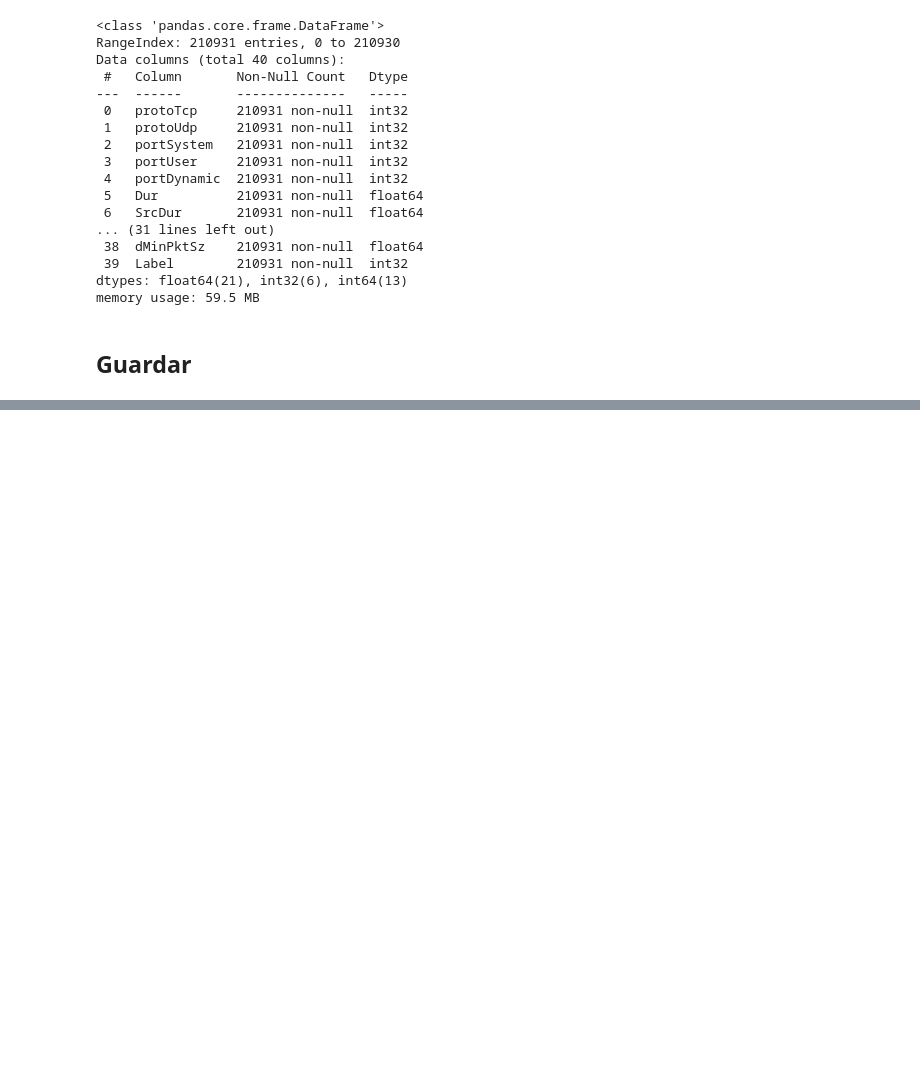
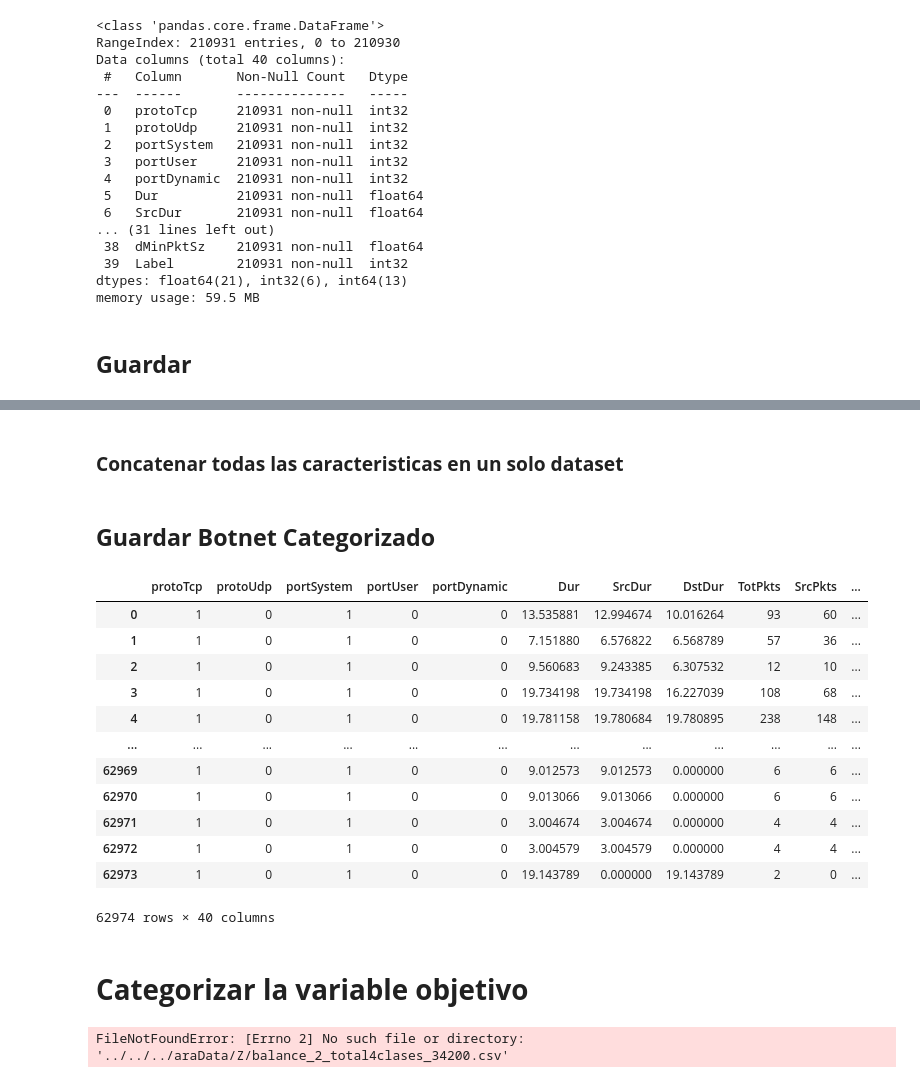
Before and after one commit to soyMA05/Clasiffication_TrafficSDN2, a Jupyter notebook: Fase2/categorizar.ipynb, the cells around one changed output, grey strips where cells are left out. Saved outputs shown, nothing was run; the diff lists cells and outputs as text; code cells hidden in the pictures; blank space fills up the shorter version.

```diff
--- a/Fase2/categorizar.ipynb
+++ b/Fase2/categorizar.ipynb
@@ -325,0 +458,3 @@ df_traffic.to_csv('../../araData/Z/Categorizado.csv',index=False)
+# %%
+"""eliminar variable categorica Dport"""
+df_botnet.drop(columns=['Dport','Proto'], axis=1, inplace=True)
@@ -325,0 +463,5 @@ df_traffic.to_csv('../../araData/Z/Categorizado.csv',index=False)
+# %%
+df_botnet.Label.replace({'Botnet':4},inplace=True )
+# %%
+df_botnet.drop(columns=['RunTime','Mean','StdDev','Sum','Min','Max','Retrans','SrcRetra','DstRetra',
+'pRetran','pSrcRetr','pDstRetr'], axis=1, inplace=True)
@@ -325,0 +488,10 @@ df_traffic.to_csv('../../araData/Z/Categorizado.csv',index=False)
+# %% [markdown]
+### **Concatenar todas las caracteristicas en un solo dataset**
+# %%
+df_protos=df_protos.reset_index(drop=True)
+df_ports=df_ports.reset_index(drop=True)
+df_botnet=df_botnet.reset_index(drop=True)
+
+df_botnet = pd.concat([df_protos, df_ports, df_botnet], axis=1)
+# %% [markdown]
+## **Guardar Botnet  Categorizado**
@@ -325,0 +500,23 @@ df_traffic.to_csv('../../araData/Z/Categorizado.csv',index=False)
+# %%
+df_botnet
+# %% [output]
+|  | protoTcp | protoUdp | portSystem | portUser | portDynamic | Dur | SrcDur | DstDur | TotPkts | SrcPkts | ... |
+| 0 | 1 | 0 | 1 | 0 | 0 | 13.535881 | 12.994674 | 10.016264 | 93 | 60 | ... |
+| 1 | 1 | 0 | 1 | 0 | 0 | 7.151880 | 6.576822 | 6.568789 | 57 | 36 | ... |
+| 2 | 1 | 0 | 1 | 0 | 0 | 9.560683 | 9.243385 | 6.307532 | 12 | 10 | ... |
+| 3 | 1 | 0 | 1 | 0 | 0 | 19.734198 | 19.734198 | 16.227039 | 108 | 68 | ... |
+| 4 | 1 | 0 | 1 | 0 | 0 | 19.781158 | 19.780684 | 19.780895 | 238 | 148 | ... |
+| ... | ... | ... | ... | ... | ... | ... | ... | ... | ... | ... | ... |
+| 62969 | 1 | 0 | 1 | 0 | 0 | 9.012573 | 9.012573 | 0.000000 | 6 | 6 | ... |
+| 62970 | 1 | 0 | 1 | 0 | 0 | 9.013066 | 9.013066 | 0.000000 | 6 | 6 | ... |
+| 62971 | 1 | 0 | 1 | 0 | 0 | 3.004674 | 3.004674 | 0.000000 | 4 | 4 | ... |
+| 62972 | 1 | 0 | 1 | 0 | 0 | 3.004579 | 3.004579 | 0.000000 | 4 | 4 | ... |
+| 62973 | 1 | 0 | 1 | 0 | 0 | 19.143789 | 0.000000 | 19.143789 | 2 | 0 | ... |
+62974 rows × 40 columns
+# %% [markdown]
+# **Categorizar la variable objetivo**
+# %%
+"""importando datos con el nuevo balanceo en clase normal """
+df_traffic = pd.read_csv('../../../araData/Z/balance_2_total4clases_34200.csv', low_memory=False)
+# %% [output]
+FileNotFoundError: [Errno 2] No such file or directory: '../../../araData/Z/balance_2_total4clases_34200.csv'
```
Also changed, not shown: parts of 22 cells of this notebook.
